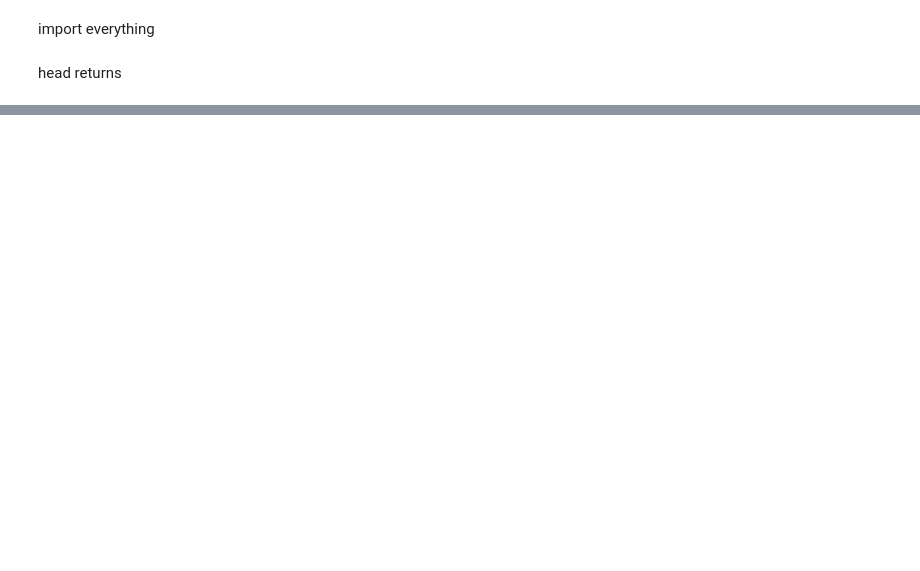
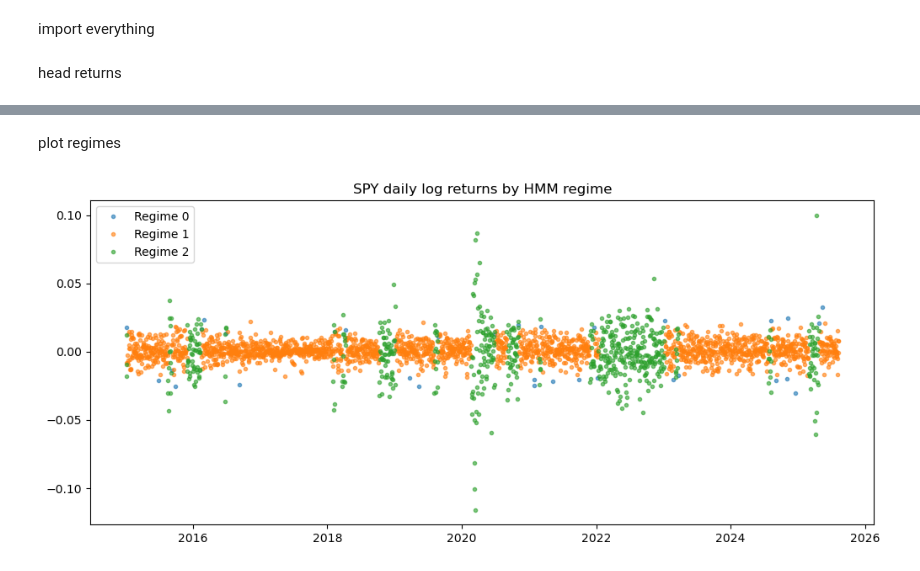
Before and after one commit to nja-boop/Project1_RegimeSwitching, a Jupyter notebook: notebooks/phase2_modeling.ipynb, the cells around one changed output, grey strips where cells are left out. Cells and saved outputs as stored; diff of their text form; code cells hidden in the pictures; blank space fills up the shorter version.

Commit message:
Phase 3 final: code, notebooks, figures, and final dataset

```diff
--- a/notebooks/phase2_modeling.ipynb
+++ b/notebooks/phase2_modeling.ipynb
@@ -38,0 +36,18 @@ returns.head()
+# %%
+import numpy as np
+from hmmlearn.hmm import GaussianHMM
+
+# Use SPY only for first model
+X = returns[["SPY"]].fillna(0).values  # (n_samples, 1)
+
+# Create and fit HMM with 3 regimes
+hmm = GaussianHMM(n_components=3, covariance_type="full", n_iter=500, random_state=42)
+hmm.fit(X)
+
+# Predict hidden states
+states = hmm.predict(X)
+
+# Add to DataFrame
+ret2 = returns.copy()
+ret2["Regime"] = states
+ret2.head()
@@ -38,0 +63,15 @@ returns.head()
+# %% [markdown]
+plot regimes
+# %%
+import matplotlib.pyplot as plt
+
+plt.figure(figsize=(12,5))
+for s in sorted(ret2["Regime"].unique()):
+    mask = ret2["Regime"] == s
+    plt.plot(ret2.index[mask], ret2["SPY"][mask], ".", alpha=0.6, label=f"Regime {s}")
+
+plt.title("SPY daily log returns by HMM regime")
+plt.legend()
+plt.show()
+# %% [output]
+[figure, added]
```
Also changed, not shown: parts of 10 cells of this notebook, 9 other files.
